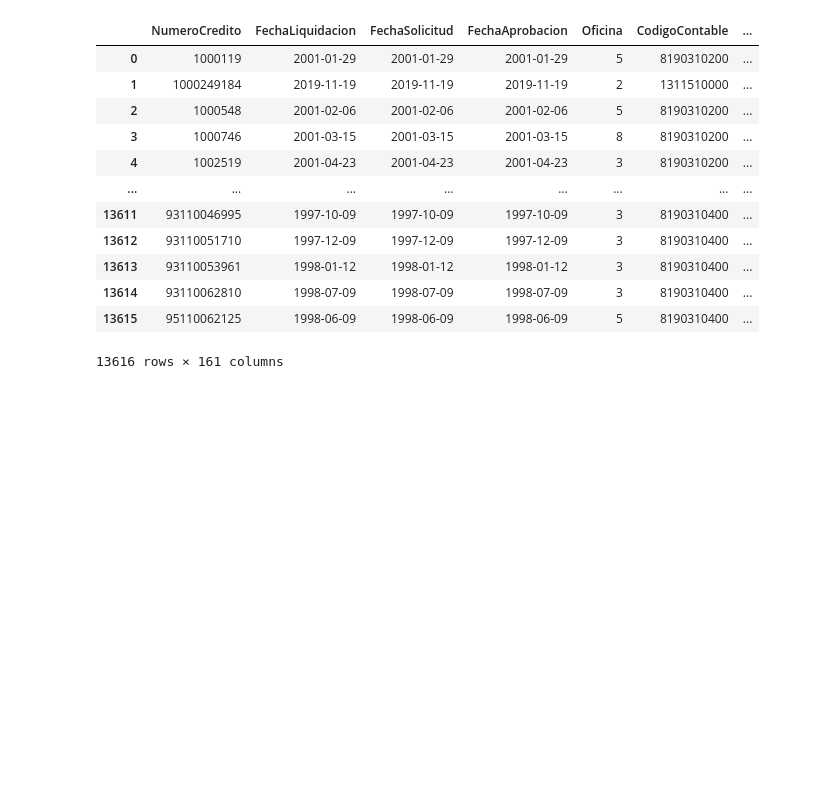
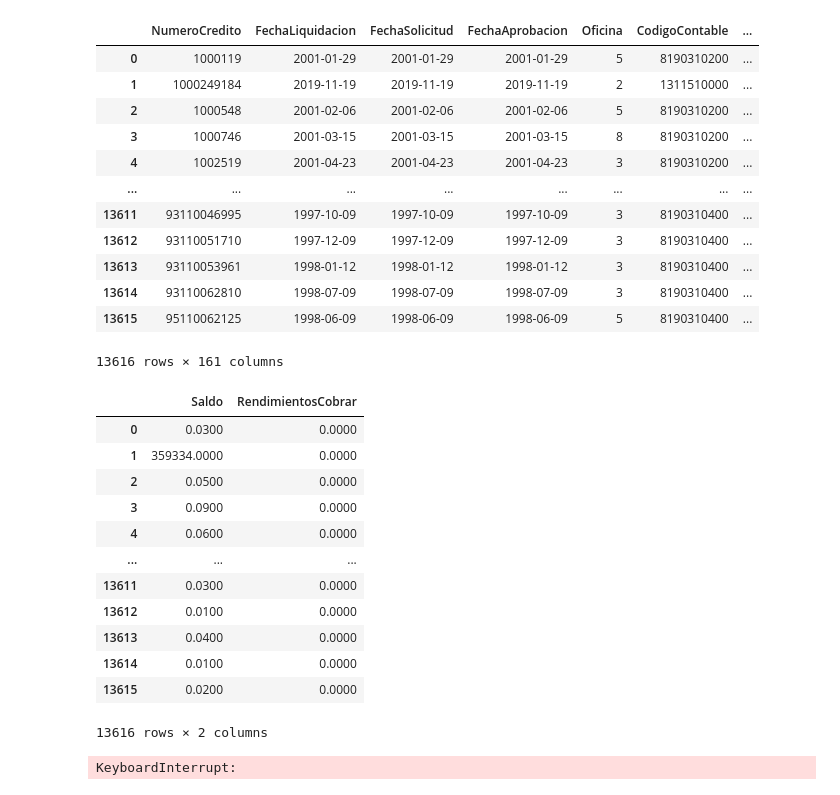
Before and after one commit to BAXTOR95/at-lrr, a Jupyter notebook: backend/app/jupyter_notebooks/AT04.ipynb, the cells around one changed output. Saved outputs shown, nothing was run; the diff lists cells and outputs as text; code cells hidden in the pictures; blank space fills up the shorter version.

```diff
--- a/backend/app/jupyter_notebooks/AT04.ipynb
+++ b/backend/app/jupyter_notebooks/AT04.ipynb
@@ -114,0 +140,24 @@ at04_df.to_csv('../vol/web/media/insumos/automatic/fixed/AT04.txt', sep='~', dat
+# %%
+at04_df[['Saldo']].astype('float64').map('{0:.4f}'.format)
+# %% [output]
+|  | Saldo | RendimientosCobrar |
+| 0 | 0.0300 | 0.0000 |
+| 1 | 359334.0000 | 0.0000 |
+| 2 | 0.0500 | 0.0000 |
+| 3 | 0.0900 | 0.0000 |
+| 4 | 0.0600 | 0.0000 |
+| ... | ... | ... |
+| 13611 | 0.0300 | 0.0000 |
+| 13612 | 0.0100 | 0.0000 |
+| 13613 | 0.0400 | 0.0000 |
+| 13614 | 0.0100 | 0.0000 |
+| 13615 | 0.0200 | 0.0000 |
+13616 rows × 2 columns
+# %%
+at04_df.style.format({
+    'NumeroCuotas': '{0:.2f}',
+    'NumeroCuotasVencidas': '{0:.2f}',
+#     'Oficina': '{:0>4}'
+})
+# %% [output]
+KeyboardInterrupt:
```
Also changed, not shown: parts of 4 cells of this notebook, 19 other files.
